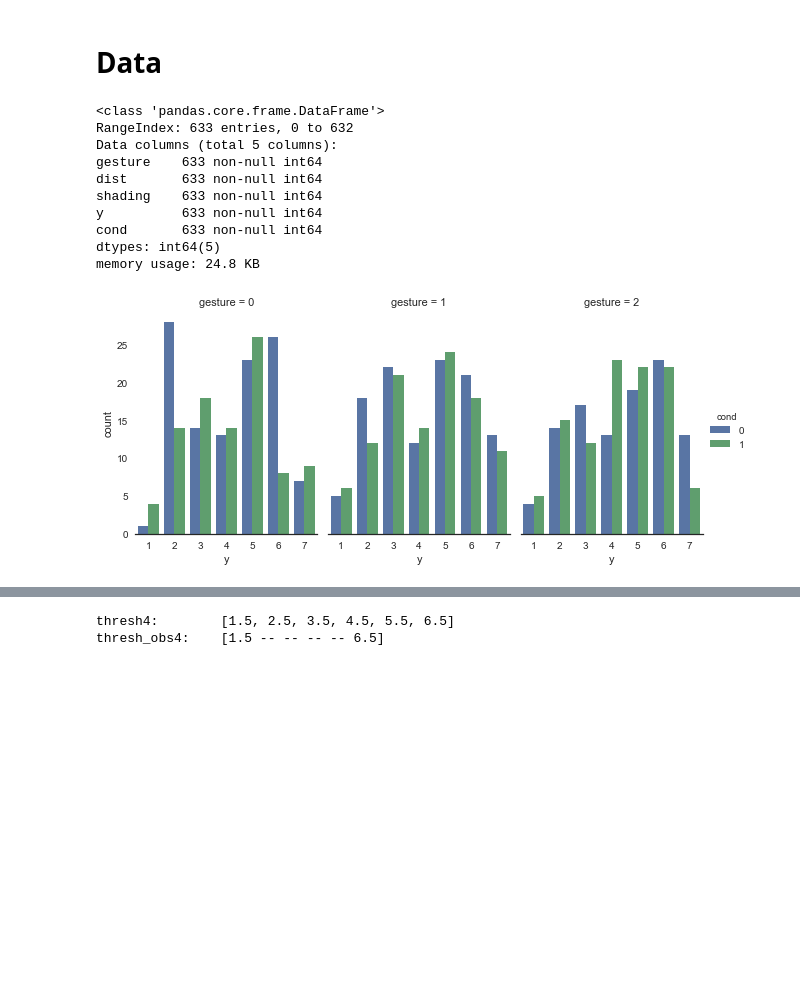
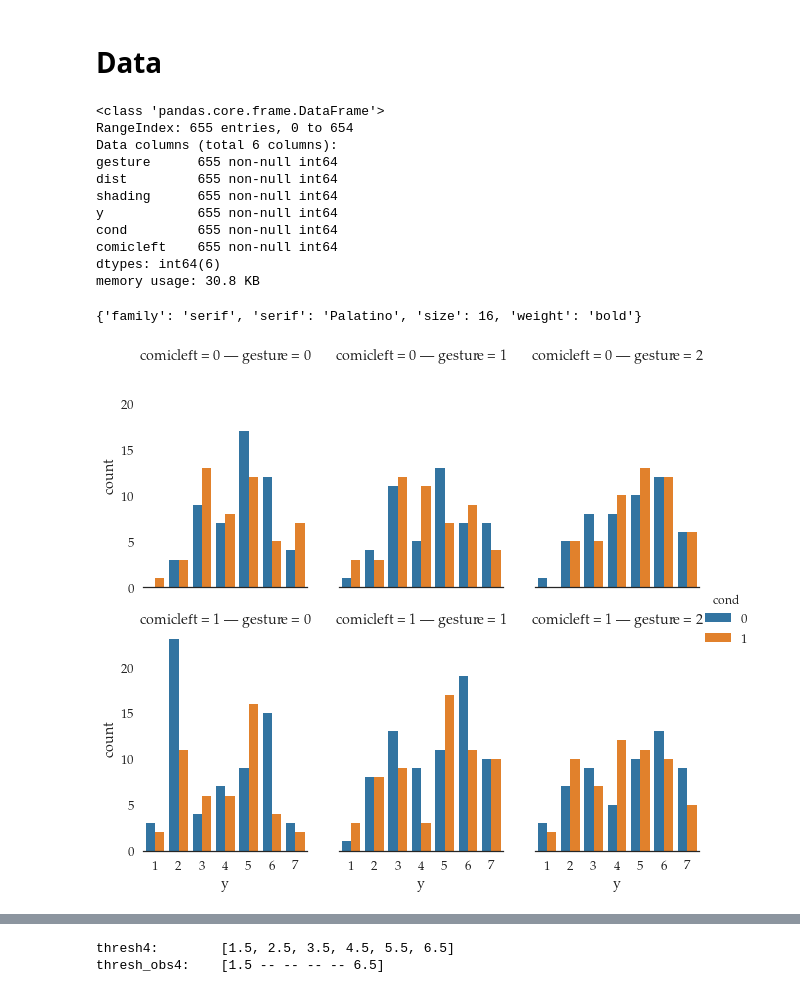
Before and after one commit to CrowdDynamicsLab/ComicPersuasion, a Jupyter notebook: Paper Draft/LaTeX/hari-code/ordinal prediction.ipynb, the cells around one changed output, grey strips where cells are left out. Saved outputs shown, nothing was run; the diff lists cells and outputs as text; code cells hidden in the pictures; blank space fills up the shorter version.

```diff
--- a/Paper Draft/LaTeX/hari-code/ordinal prediction.ipynb
+++ b/Paper Draft/LaTeX/hari-code/ordinal prediction.ipynb
@@ -26,33 +62,48 @@ f_dict = {'size':14}
 # %%
 # Using dtype 'category' for Y
 df = pd.read_csv(
-    'data/all_item_output.csv',
+    'data/all_item_output_926.csv',
     dtype={
         'y': 'int',
         'gesture': 'int',
         'dist': 'int',
-        'shading': 'int'
+        'shading': 'int',
+        'cond': 'int',
+        'comicleft': 'int'
     })
 df.info()
 # %% [output]
 <class 'pandas.core.frame.DataFrame'>
-RangeIndex: 633 entries, 0 to 632
-Data columns (total 5 columns):
-gesture    633 non-null int64
-dist       633 non-null int64
-shading    633 non-null int64
-y          633 non-null int64
-cond       633 non-null int64
-dtypes: int64(5)
-memory usage: 24.8 KB
+RangeIndex: 655 entries, 0 to 654
+Data columns (total 6 columns):
+gesture      655 non-null int64
+dist         655 non-null int64
+shading      655 non-null int64
+y            655 non-null int64
+cond         655 non-null int64
+comicleft    655 non-null int64
+dtypes: int64(6)
+memory usage: 30.8 KB
+# %%
+font
+# %% [output]
+{'family': 'serif', 'serif': 'Palatino', 'size': 16, 'weight': 'bold'}
 # %%
 df['y'] = (df['y'] + 4).astype('category') # changing the range to 1-7
 dfpos = df[df.cond==1]
 dfneg = df[df.cond==0]
 # %%
-g = sb.factorplot(x="y", hue="cond", col="gesture", data=df, kind="count", size=4, aspect=0.7)
+g = sb.factorplot(
+    x="y",
+    hue="cond",
+    col="gesture",
+    row="comicleft",
+    data=df,
+    kind="count",
+    size=4,
+    aspect=0.7)
 g.despine(left=True)
 g.savefig("condition-gesture-counts.pdf")
 # %% [output]
-[figure, old version]
+[figure, new version]
 # %%
```
Also changed, not shown: parts of 15 cells of this notebook, 8 other files.
